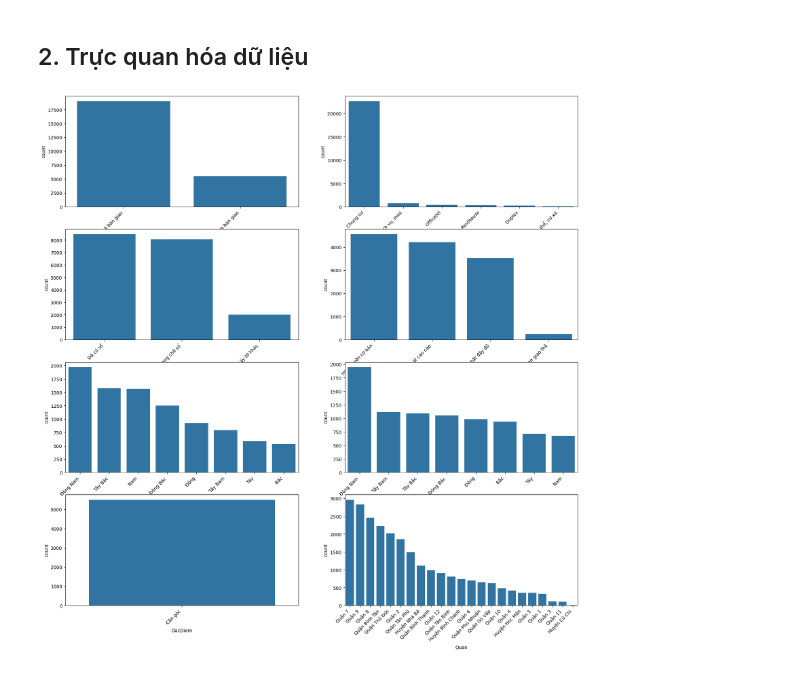
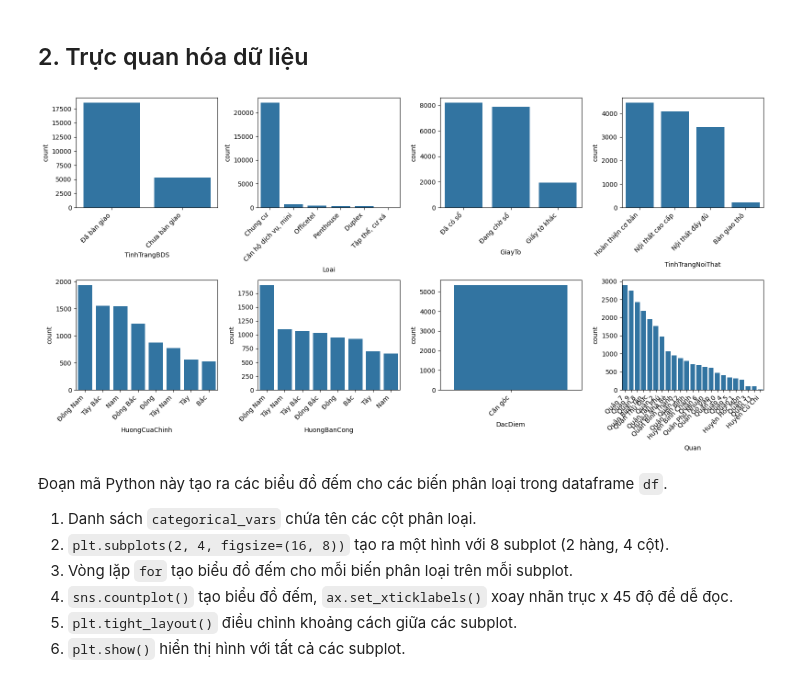
Before and after one commit to adamwilling/TLCN-KTDL-32, a Jupyter notebook: EDA.ipynb, the cells around one changed output. Saved outputs shown, nothing was run; the diff lists cells and outputs as text; code cells hidden in the pictures.

```diff
--- a/EDA.ipynb
+++ b/EDA.ipynb
@@ -195,11 +221,9 @@ df['Gia/m2'] = df['Gia/m2'] * 1000000
 # remove các dòng TinhTrangBDS ,DienTich,  Gia/m2 , gia có giá trị null
 df = df.drop(df[df['TinhTrangBDS'].isnull()].index)
 df = df.drop(df[df['DienTich'].isnull()].index)
-df = df.drop(df[df['Gia/m2'].isnull()].index)
 df = df.drop(df[df['Gia'].isnull()].index)
 # %%
-df['USD'] = round(df['Gia']/24000,0)
-df['Gia/m2'] = round(df['Gia/m2']/24000,0)
+
 rows  = df[df.DienTich > 500]
 df = df.drop(index = rows.index)
 rows  = df[df.SoTang > 81]
@@ -211,3 +235,11 @@ The number of row after cleaning data: 24529
+# %%
+# Tao cột USD bằng Gia/25000
+df['USD'] = df['Gia']/25000
+# Sau đó xóa cột Gia
+df = df.drop('Gia', axis=1)
+# %%
+# TinhTrangBDS xóa khoảng trắng đầu và cuối
+df['TinhTrangBDS'] = df['TinhTrangBDS'].str.strip()
 # %%
 pd.set_option('display.float_format', '{:.2f}'.format)
 df.describe()
@@ -248,15 +280,32 @@ memory usage: 3.6+ MB
 # %%
 # Trực quan hóa biến số phân loại (categorical variables)
 # các biểu đồ liên tiếp nhau, giảm dần theo số lượng
+
 categorical_vars = ['TinhTrangBDS', 'Loai', 'GiayTo', 'TinhTrangNoiThat', 'HuongCuaChinh', 'HuongBanCong', 'DacDiem', 'Quan']
 
-fig, axes = plt.subplots(4, 2, figsize=(20, 20))
+# Thiết lập kích thước subplot và biểu đồ
+fig, axes = plt.subplots(2, 4, figsize=(16, 8))
 axes = axes.flatten()
+
 for ax, catplot in zip(axes, categorical_vars):
     sns.countplot(x=catplot, data=df, ax=ax, order=df[catplot].value_counts().index)
     ax.set_xticklabels(ax.get_xticklabels(), rotation=45, ha='right')
+
+# Điều chỉnh khoảng cách giữa các subplot
+plt.tight_layout()
+
+plt.show()
 # %% [output]
-[figure, old version]
+[figure, new version]
+# %% [markdown]
+Đoạn mã Python này tạo ra các biểu đồ đếm cho các biến phân loại trong dataframe `df`.
+
+1. Danh sách `categorical_vars` chứa tên các cột phân loại.
+2. `plt.subplots(2, 4, figsize=(16, 8))` tạo ra một hình với 8 subplot (2 hàng, 4 cột).
+3. Vòng lặp `for` tạo biểu đồ đếm cho mỗi biến phân loại trên mỗi subplot.
+4. `sns.countplot()` tạo biểu đồ đếm, `ax.set_xticklabels()` xoay nhãn trục x 45 độ để dễ đọc.
+5. `plt.tight_layout()` điều chỉnh khoảng cách giữa các subplot.
+6. `plt.show()` hiển thị hình với tất cả các subplot.
 # %%
 
 # Trực quan hóa biến số liên tục (continuous variables)
```
Also changed, not shown: parts of 18 cells of this notebook, 4 other files.
